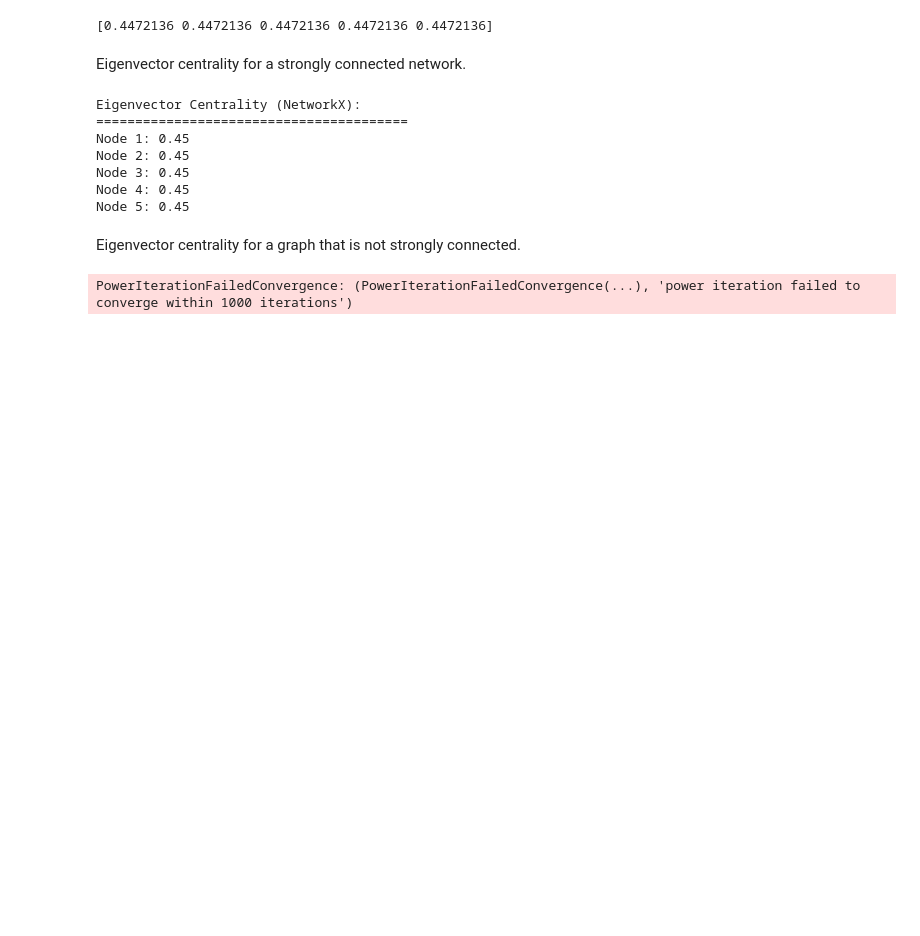
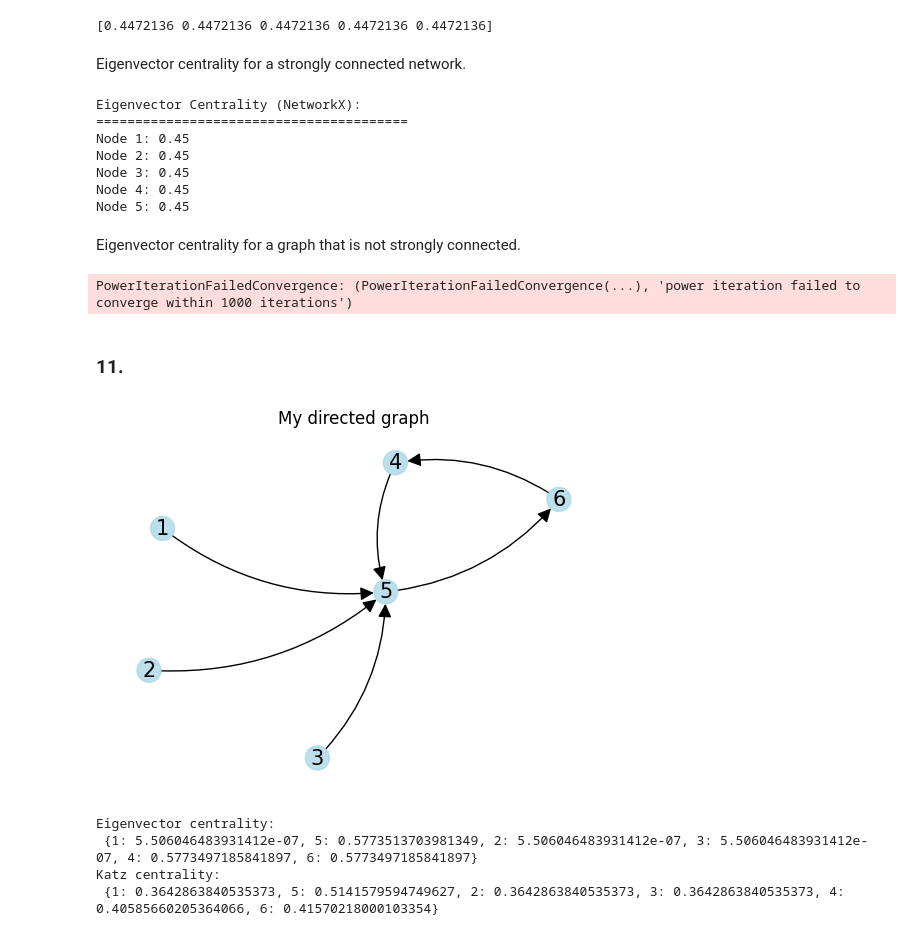
Before and after one commit to abraham-harris/graph-data-science, a Jupyter notebook: notebooks/homework_6_centrality.ipynb, the cells around one changed output. Saved outputs shown, nothing was run; the diff lists cells and outputs as text; code cells hidden in the pictures; blank space fills up the shorter version.

Commit message:
Eig, Katz, PageRank

```diff
--- a/notebooks/homework_6_centrality.ipynb
+++ b/notebooks/homework_6_centrality.ipynb
@@ -69,3 +71,29 @@ for node in sorted(eig_centrality.keys()):
     print(f"Node {node}: {eig_centrality[node]:.2f}")
 # %% [output]
 PowerIterationFailedConvergence: (PowerIterationFailedConvergence(...), 'power iteration failed to converge within 1000 iterations')
+# %% [markdown]
+### 11.
+# %%
+adjacency_list: dict[int, set[int]] = {
+    1: {5},
+    2: {5},
+    3: {5},
+    4: {5},
+    5: {6},
+    6: {4}
+}
+G = adjacency_list_to_digraph(adjacency_list)
+
+pu.show_digraph(G)
+# %% [output]
+[figure, added]
+# %%
+eig = nx.eigenvector_centrality(G, max_iter=2000)
+katz = nx.katz_centrality_numpy(G, alpha=0.1, beta=1.0)
+print("Eigenvector centrality:\n", eig)
+print("Katz centrality:\n", katz)
+# %% [output]
+Eigenvector centrality:
+ {1: 5.506046483931412e-07, 5: 0.5773513703981349, 2: 5.506046483931412e-07, 3: 5.506046483931412e-07, 4: 0.5773497185841897, 6: 0.5773497185841897}
+Katz centrality:
+ {1: 0.3642863840535373, 5: 0.5141579594749627, 2: 0.3642863840535373, 3: 0.3642863840535373, 4: 0.40585660205364066, 6: 0.41570218000103354}
```
Also changed, not shown: parts of 4 cells of this notebook, 2 other files.
